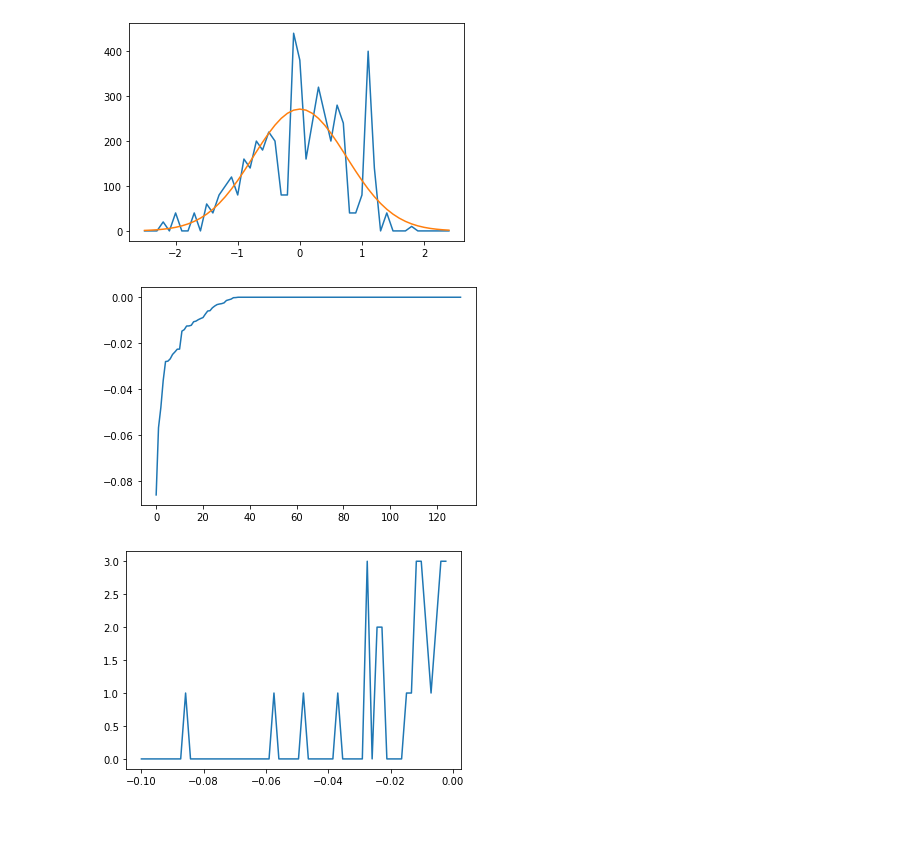
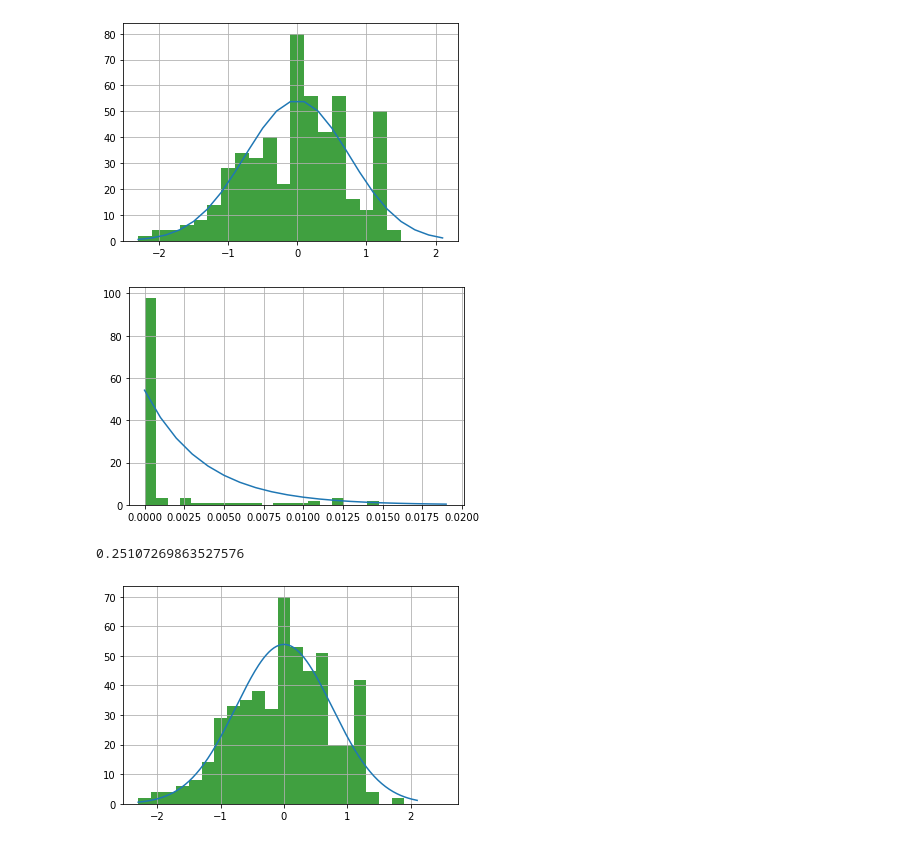
Before and after one commit to DecemberFlower/NMR_practice, a Jupyter notebook: 9.2.ipynb, the cells around one changed output. Drawn from its saved outputs; the diff is of its cells as text; code cells hidden in the pictures.

```diff
--- a/9.2.ipynb
+++ b/9.2.ipynb
@@ -19,0 +13,4 @@ SyntaxError: invalid syntax (<ipython-input-32-49d005bbc62e>, line 1)
+# %%
+def poison(x, N, Jz, Jp, hx, hz):
+    f = fit(0, N, Jz, Jp, hx, hz)
+    return f * np.exp(-f * x)
@@ -412,0 +389,7 @@ Here and farther 1st graph respond to energy histogramm, 2nd to the sorted energ
+# %%
+e = np.array([-2 + i * 0.1 for i in range(46)])
+plt.plot(e, fit(e, 9, 1, 0, 0, 0) / 5)
+m = np.array(m)
+plt.hist(m, bins = [-2 + i * 0.2 for i in range(30)], facecolor='g', alpha=0.75)
+plt.grid(True)
+plt.show()
@@ -413,40 +422,34 @@ Here and farther 1st graph respond to energy histogramm, 2nd to the sorted energ
+# %%
+# the histogram of the data
+e = np.array([-2.3 + i * 0.2 for i in range(23)])
+plt.plot(e, fit(e, 9, 0.82, -0.41, 0, 0) / 5)
+a = np.array(a)
+plt.hist(a, bins = [-2.3 + i * 0.2 for i in range(21)], facecolor='g', alpha=0.75)
+plt.grid(True)
+plt.show()
+# %% [output]
+[figure, added]
 # %%
-plt.plot(e, p)
-plt.plot(e, fit(e, 9, 0.82, -0.41, 0, 0))
-plt.show()
+a1 = []
+for i in range(len(a) - 1):
+    a1.append((a[i] - a[i + 1]))
 s = sigma(9, 0.82, -0.41, 0, 0) / 3
 k = 0
 l = 0
 for i in range(len(a)):
     if (a[i] < -s):
         k = i
     if (a[i] > s):
         l = i
         break
-delta = 0
-for i in range(len(a1)):
-    delta += abs(a1[i])
-delta /= (len(a1) * 5)
+delta = 1 / fit(0, 9, 0.82, -0.41, 0, 0) / 5
 a1 = a1[k:l]
 e1 = e[k:l]
-a1 = np.sort(a1)
-plt.plot(a1)
+a1 = -np.sort(a1)
+e = np.array([i * 0.001 for i in range(20)])
+plt.plot(e, poison(e, 9, 0.82, -0.41, 0, 0) / 5)
+plt.hist(a1, bins = [i * delta for i in range(int(0.02 / delta))], facecolor='g', alpha=0.75)
+plt.grid(True)
 plt.show()
-en = []
-pn = []
-m = 0
-j = 0
-for i in range(int(0.10 / delta)):
-    x = -0.10 + i * delta
-    m = 0
-    while ((a1[j] > x - delta / 2) and (a1[j] < x + delta / 2) and j < len(a1) - 1):
-        m += 1
-        j += 1
-    pn = np.append(pn, m)
-    en = np.append(en, x)
-plt.plot(en, pn)
-plt.show()
 # %% [output]
-[figure, old version]
+[figure, new version]
-[figure, removed]
-[figure, removed]
@@ -470 +456,15 @@ for i in range(len(b) - 1):
+# %%
+sigma(9, 0.82, -0.41, 0, 0) / 3
+# %% [output]
+0.25107269863527576
+# %%
+# the histogram of the data
+e = np.array([-2.3 + i * 0.02 for i in range(221)])
+plt.plot(e, fit(e, 9, 0.82, -0.41, 0.1, 0) / 5)
+b = np.array(b)
+plt.hist(b, bins = [-2.3 + i * 0.2 for i in range(25)], facecolor='g', alpha=0.75)
+plt.grid(True)
+plt.show()
+# %% [output]
+[figure, added]
 # %%
```
Also changed, not shown: parts of 21 cells of this notebook.
